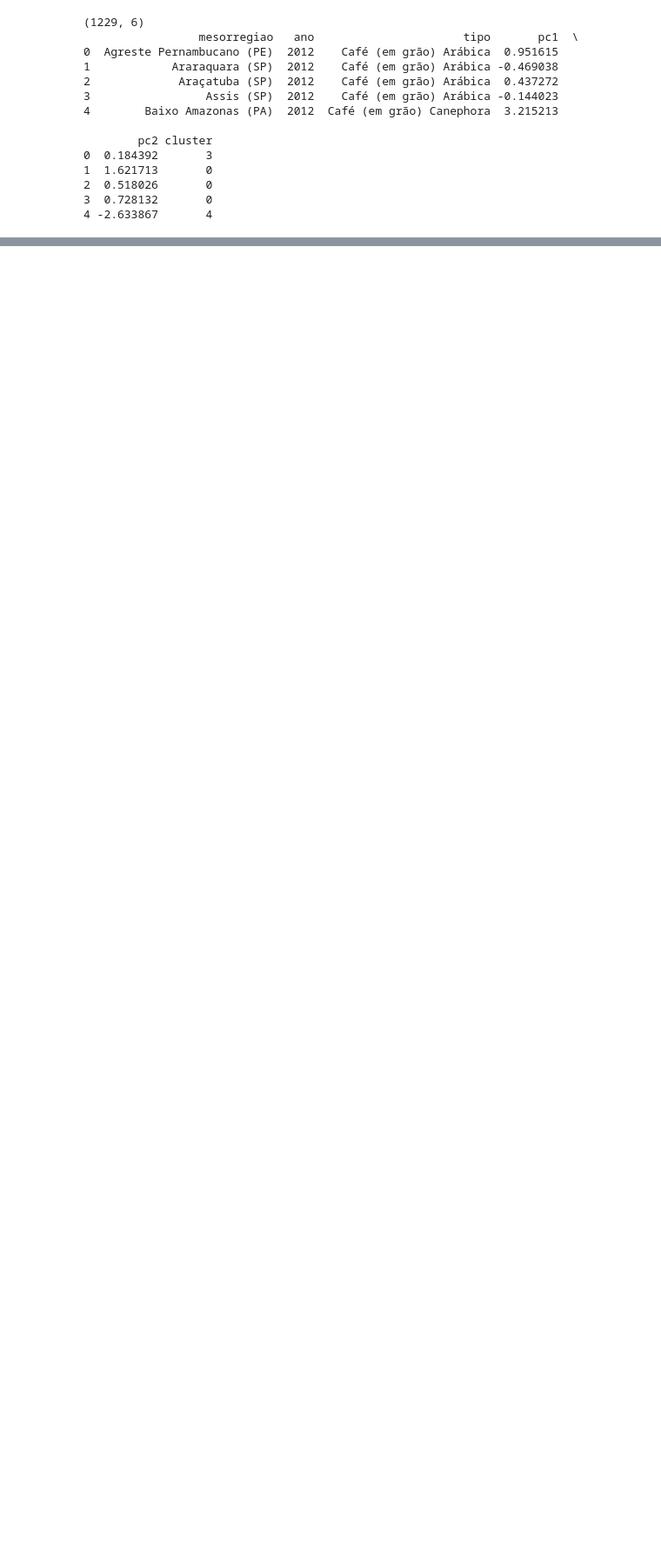
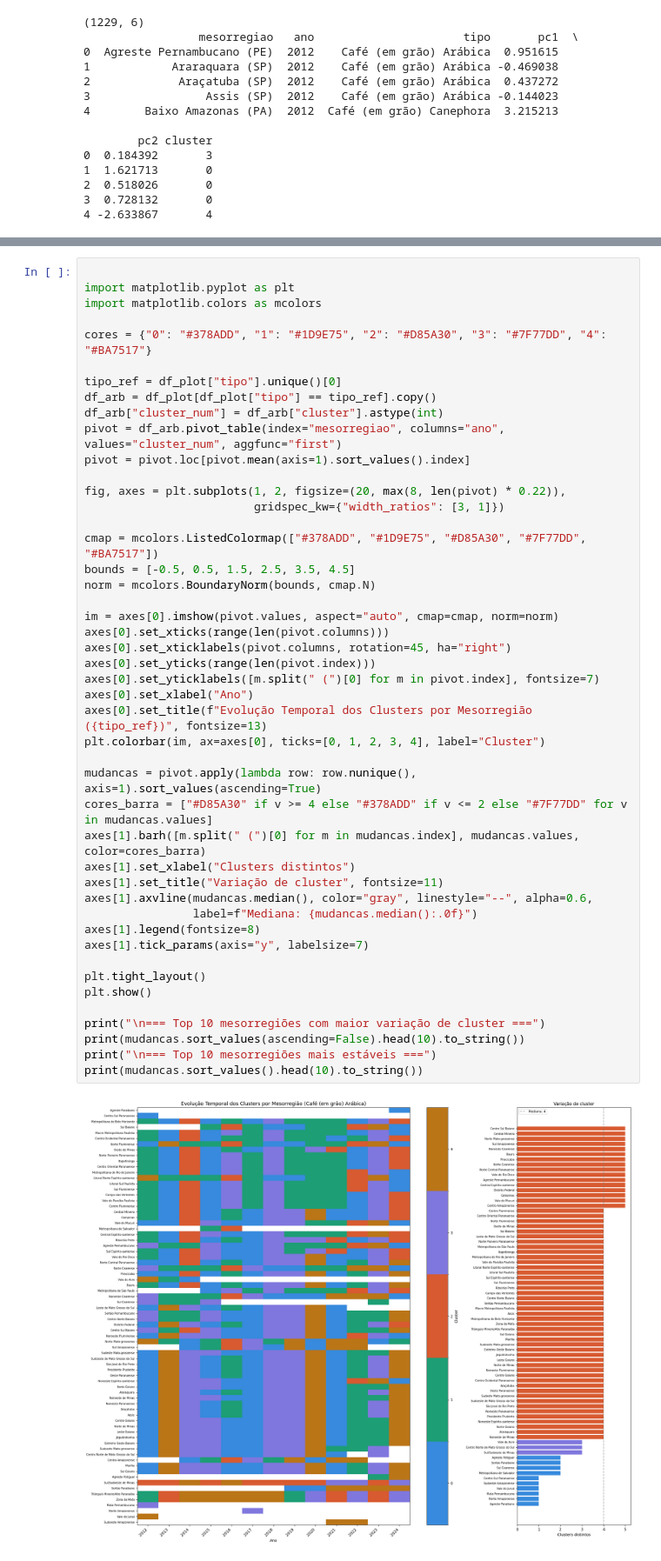
Before and after one commit to Lomba227/k-means-cafe, a Jupyter notebook: main.ipynb, the cells around one changed output, grey strips where cells are left out. Shown at 87% size. Cells and saved outputs as stored; diff of their text form; blank space fills up the shorter version.

```diff
--- a/main.ipynb
+++ b/main.ipynb
@@ -1196,3 +1208,51 @@ plot_ano(anos[0])
 plt.show()
 # %% [output]
 [figure]
+# %%
+
+import matplotlib.pyplot as plt
+import matplotlib.colors as mcolors
+
+cores = {"0": "#378ADD", "1": "#1D9E75", "2": "#D85A30", "3": "#7F77DD", "4": "#BA7517"}
+
+tipo_ref = df_plot["tipo"].unique()[0]
+df_arb = df_plot[df_plot["tipo"] == tipo_ref].copy()
+df_arb["cluster_num"] = df_arb["cluster"].astype(int)
+pivot = df_arb.pivot_table(index="mesorregiao", columns="ano", values="cluster_num", aggfunc="first")
+pivot = pivot.loc[pivot.mean(axis=1).sort_values().index]
+
+fig, axes = plt.subplots(1, 2, figsize=(20, max(8, len(pivot) * 0.22)),
+                         gridspec_kw={"width_ratios": [3, 1]})
+
+cmap = mcolors.ListedColormap(["#378ADD", "#1D9E75", "#D85A30", "#7F77DD", "#BA7517"])
+bounds = [-0.5, 0.5, 1.5, 2.5, 3.5, 4.5]
+norm = mcolors.BoundaryNorm(bounds, cmap.N)
+
+im = axes[0].imshow(pivot.values, aspect="auto", cmap=cmap, norm=norm)
+axes[0].set_xticks(range(len(pivot.columns)))
+axes[0].set_xticklabels(pivot.columns, rotation=45, ha="right")
+axes[0].set_yticks(range(len(pivot.index)))
+axes[0].set_yticklabels([m.split(" (")[0] for m in pivot.index], fontsize=7)
+axes[0].set_xlabel("Ano")
+axes[0].set_title(f"Evolução Temporal dos Clusters por Mesorregião ({tipo_ref})", fontsize=13)
+plt.colorbar(im, ax=axes[0], ticks=[0, 1, 2, 3, 4], label="Cluster")
+
+mudancas = pivot.apply(lambda row: row.nunique(), axis=1).sort_values(ascending=True)
+cores_barra = ["#D85A30" if v >= 4 else "#378ADD" if v <= 2 else "#7F77DD" for v in mudancas.values]
+axes[1].barh([m.split(" (")[0] for m in mudancas.index], mudancas.values, color=cores_barra)
+axes[1].set_xlabel("Clusters distintos")
+axes[1].set_title("Variação de cluster", fontsize=11)
+axes[1].axvline(mudancas.median(), color="gray", linestyle="--", alpha=0.6,
+                label=f"Mediana: {mudancas.median():.0f}")
+axes[1].legend(fontsize=8)
+axes[1].tick_params(axis="y", labelsize=7)
+
+plt.tight_layout()
+plt.show()
+
+print("\n=== Top 10 mesorregiões com maior variação de cluster ===")
+print(mudancas.sort_values(ascending=False).head(10).to_string())
+print("\n=== Top 10 mesorregiões mais estáveis ===")
+print(mudancas.sort_values().head(10).to_string())
+# %% [output]
+[figure, added]
```
Also changed, not shown: parts of 26 cells of this notebook.
